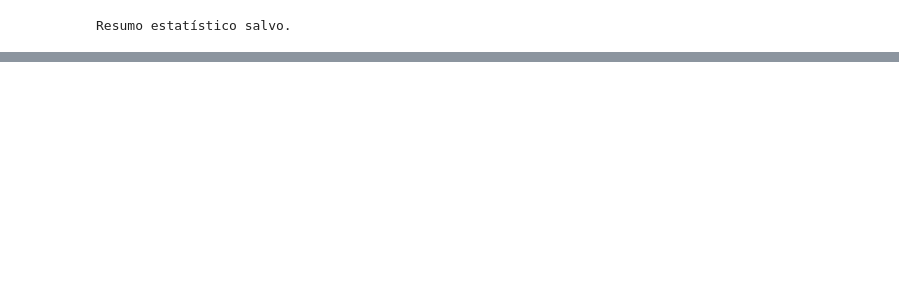
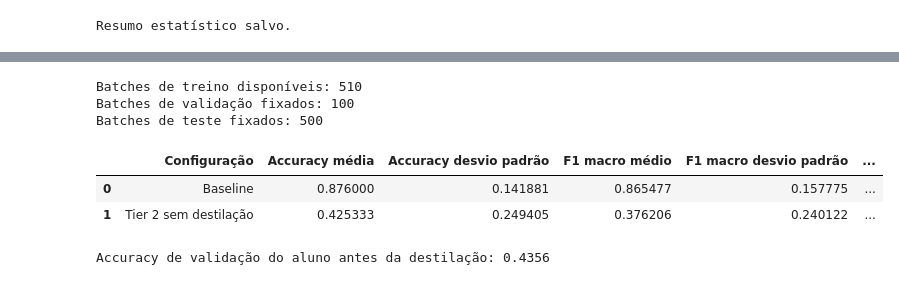
Before and after one commit to J0hnV1ct0r/Graph_Pruning, a Jupyter notebook: prodigy/evaluate_layer_pruning_prodigy.ipynb, the cells around one changed output, grey strips where cells are left out. Saved outputs shown, nothing was run; the diff lists cells and outputs as text; code cells hidden in the pictures; blank space fills up the shorter version.

```diff
--- a/prodigy/evaluate_layer_pruning_prodigy.ipynb
+++ b/prodigy/evaluate_layer_pruning_prodigy.ipynb
@@ -898,0 +1149,61 @@ plt.show()
+# %%
+import copy
+from pathlib import Path
+
+# Reutilizar os batches de teste já armazenados, caso existam.
+if "cached_batches" in globals() and len(cached_batches) == 500:
+    test_batches_kd = cached_batches
+else:
+    test_batches_kd = list(test_loader)
+
+# Fixar os episódios de validação para comparar as épocas.
+val_batches_kd = list(val_loader)
+
+assert len(test_batches_kd) == 500
+assert len(val_batches_kd) > 0
+
+print("Batches de treino disponíveis:", len(train_loader))
+print("Batches de validação fixados:", len(val_batches_kd))
+print("Batches de teste fixados:", len(test_batches_kd))
+
+# Avaliação anterior à destilação.
+teacher_test_before, _ = evaluate_model(
+    model=teacher,
+    episodes=test_batches_kd,
+    device=DEVICE,
+    config_name="Baseline",
+)
+
+student_test_before, _ = evaluate_model(
+    model=student,
+    episodes=test_batches_kd,
+    device=DEVICE,
+    config_name="Tier 2 sem destilação",
+)
+
+student_val_before, _ = evaluate_model(
+    model=student,
+    episodes=val_batches_kd,
+    device=DEVICE,
+    config_name="Tier 2 sem destilação",
+)
+
+before_kd_df = pd.DataFrame([
+    teacher_test_before,
+    student_test_before,
+])
+
+display(before_kd_df)
+
+print(
+    "\nAccuracy de validação do aluno antes da destilação:",
+    f"{student_val_before['Accuracy global']:.4f}",
+)
+# %% [output]
+Batches de treino disponíveis: 510
+Batches de validação fixados: 100
+Batches de teste fixados: 500
+|  | Configuração | Accuracy média | Accuracy desvio padrão | F1 macro médio | F1 macro desvio padrão | ... |
+| 0 | Baseline | 0.876000 | 0.141881 | 0.865477 | 0.157775 | ... |
+| 1 | Tier 2 sem destilação | 0.425333 | 0.249405 | 0.376206 | 0.240122 | ... |
+Accuracy de validação do aluno antes da destilação: 0.4356
```
Also changed, not shown: parts of 12 cells of this notebook, 2 other files.
